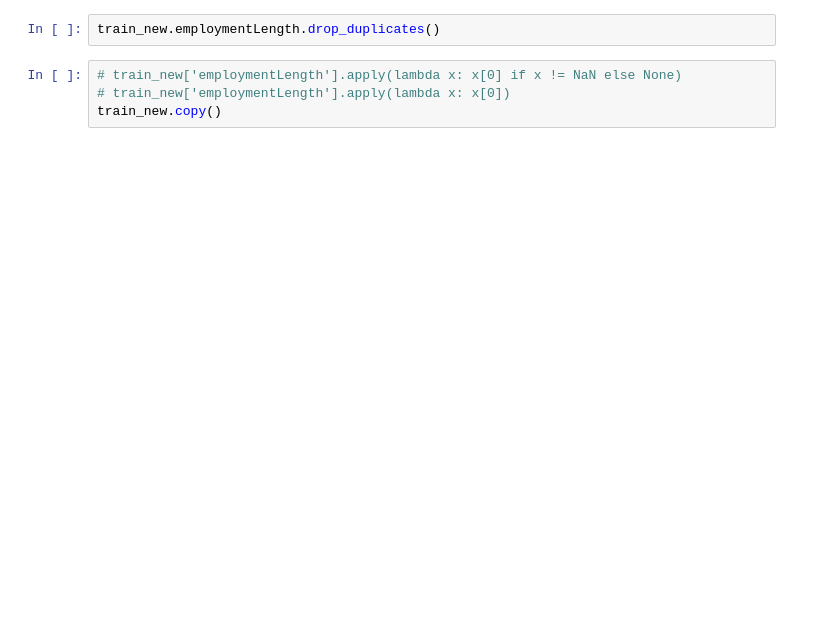
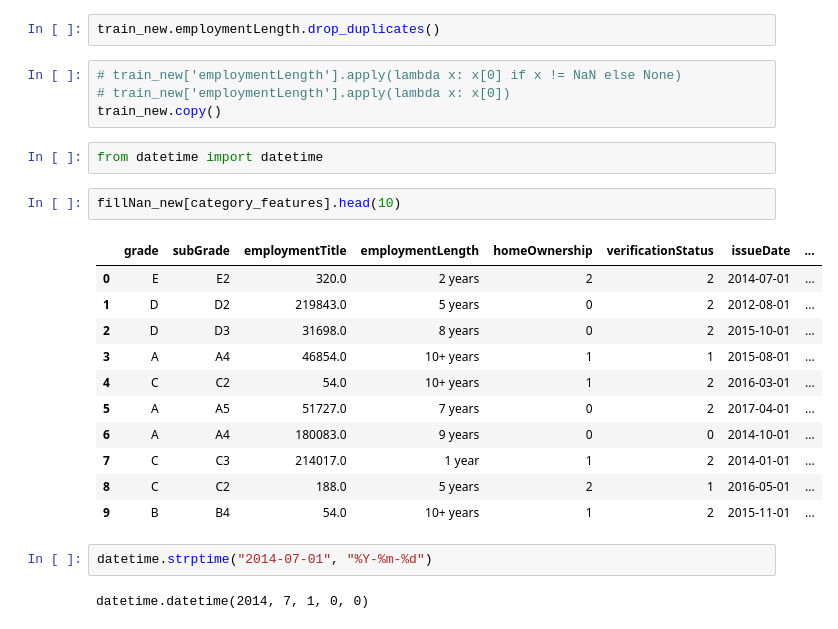
Before and after one commit to jintangz/DataMiner, a Jupyter notebook: Untitled.ipynb, the cells around one changed output. Drawn from its saved outputs; the diff is of its cells as text; blank space fills up the shorter version.

```diff
--- a/Untitled.ipynb
+++ b/Untitled.ipynb
@@ -448,3 +483,23 @@ train_new.employmentLength.drop_duplicates()
 # train_new['employmentLength'].apply(lambda x: x[0] if x != NaN else None)
 # train_new['employmentLength'].apply(lambda x: x[0])
 train_new.copy()
+# %%
+from datetime import datetime
+# %%
+fillNan_new[category_features].head(10)
+# %% [output]
+|  | grade | subGrade | employmentTitle | employmentLength | homeOwnership | verificationStatus | issueDate | ... |
+| 0 | E | E2 | 320.0 | 2 years | 2 | 2 | 2014-07-01 | ... |
+| 1 | D | D2 | 219843.0 | 5 years | 0 | 2 | 2012-08-01 | ... |
+| 2 | D | D3 | 31698.0 | 8 years | 0 | 2 | 2015-10-01 | ... |
+| 3 | A | A4 | 46854.0 | 10+ years | 1 | 1 | 2015-08-01 | ... |
+| 4 | C | C2 | 54.0 | 10+ years | 1 | 2 | 2016-03-01 | ... |
+| 5 | A | A5 | 51727.0 | 7 years | 0 | 2 | 2017-04-01 | ... |
+| 6 | A | A4 | 180083.0 | 9 years | 0 | 0 | 2014-10-01 | ... |
+| 7 | C | C3 | 214017.0 | 1 year | 1 | 2 | 2014-01-01 | ... |
+| 8 | C | C2 | 188.0 | 5 years | 2 | 1 | 2016-05-01 | ... |
+| 9 | B | B4 | 54.0 | 10+ years | 1 | 2 | 2015-11-01 | ... |
+# %%
+datetime.strptime("2014-07-01", "%Y-%m-%d")
+# %% [output]
+datetime.datetime(2014, 7, 1, 0, 0)
```
Also changed, not shown: parts of 7 cells of this notebook.
